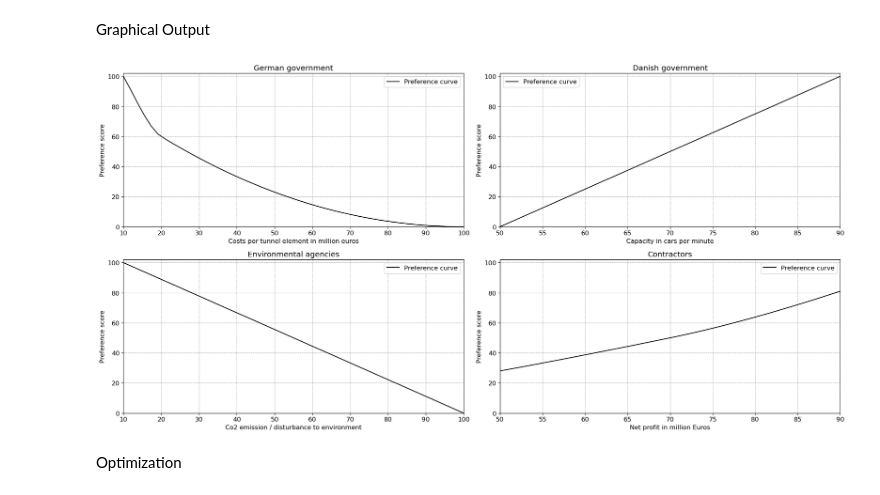
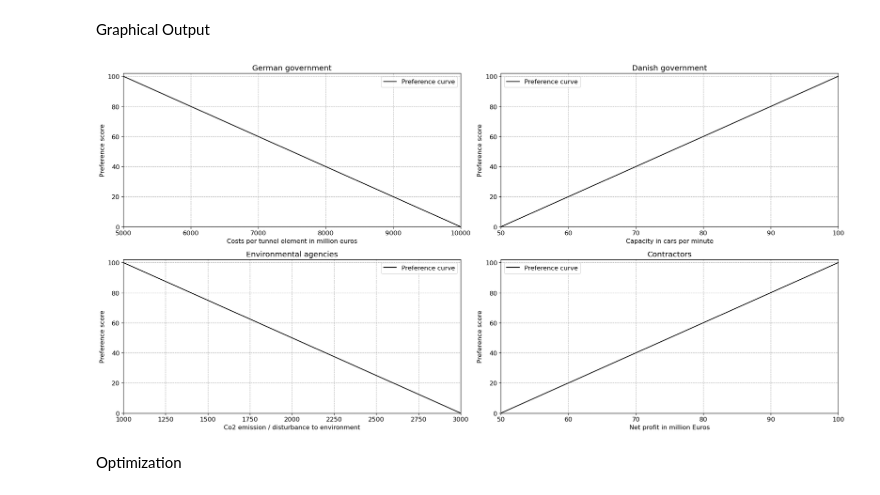
Before and after one commit to bram-eng/HOS_group_7, a Jupyter notebook: Systems Design, Preferendus/SOI_Femerhnbelt_2_4.ipynb, the cells around one changed output. Drawn from its saved outputs; the diff is of its cells as text; code cells hidden in the pictures.

```diff
--- a/Systems Design, Preferendus/SOI_Femerhnbelt_2_4.ipynb
+++ b/Systems Design, Preferendus/SOI_Femerhnbelt_2_4.ipynb
@@ -134,16 +145,17 @@ bounds = [b1, b2]
 Graphical Output
 # %%
 # create arrays for plotting continuous preference curves
-c1 = np.linspace(10, 100)
-c2 = np.linspace(50, 90)
-c3 = np.linspace(10,100)
-c4 = np.linspace(10,100)
+c1 = np.linspace(5000, 10000)
+c2 = np.linspace(50, 100)
+c3 = np.linspace(1000,3000)
+c4 = np.linspace(50,100)
 
 # calculate the preference functions
-p1 = pchip_interpolate([10, 20, 100], [100, 60, 0], (c1))
-p2 = pchip_interpolate([50, 70, 90], [0, 50, 100], (c2))
-p3 = pchip_interpolate([10, 55, 100], [100, 50, 0], (c3))
-p4 = pchip_interpolate([10, 70, 100], [0, 50, 100], (c4))
+
+p1 = pchip_interpolate([5000, 7500, 10000], [100, 50, 0], (c1))
+p2 = pchip_interpolate([50, 75, 100], [0, 50, 100], (c2))
+p3 = pchip_interpolate([1000, 2000, 3000], [100, 50, 0], (c3))
+p4 = pchip_interpolate([50, 75, 100], [0, 50, 100], (c4))
 
 
 # create figure that plots all preference curves and the preference scores of the returned results of the GA
@@ -158,7 +170,7 @@ plt.rcParams['savefig.dpi'] = 300
 ax1 = fig.add_subplot(2, 2, 1)
 ax1.plot(c1, p1, label='Preference curve', color='black')
 
-ax1.set_xlim((10, 100))
+ax1.set_xlim((5000, 10000))
 ax1.set_ylim((0, 102))
 ax1.set_title('German government')
 ax1.set_xlabel('Costs per tunnel element in million euros')
@@ -169,7 +181,7 @@ ax1.grid(linestyle = '--')
 #fig = plt.figure()
 ax2 = fig.add_subplot(2, 2, 2)
 ax2.plot(c2, p2, label='Preference curve', color='black')
-ax2.set_xlim((50, 90))
+ax2.set_xlim((50, 100))
 ax2.set_ylim((0, 102))
 ax2.set_title('Danish government')
 ax2.set_xlabel('Capacity in cars per minute')
@@ -177,36 +189,36 @@ ax2.set_ylabel('Preference score')
 ax2.grid()
 ax2.legend()
 ax2.grid(linestyle = '--')
 
 ax3 = fig.add_subplot(2, 2, 3)
 ax3.plot(c3, p3, label='Preference curve', color='black')
-ax3.set_xlim((10, 100))
+ax3.set_xlim((1000, 3000))
 ax3.set_ylim((0, 102))
 ax3.set_title('Environmental agencies')
 ax3.set_xlabel('Co2 emission / disturbance to environment')
 ax3.set_ylabel('Preference score')
 ax3.grid()
 ax3.legend()
 ax3.grid(linestyle = '--')
 
 ax4 = fig.add_subplot(2, 2, 4)
 ax4.plot(c4, p4, label='Preference curve', color='black')
-ax4.set_xlim((50, 90))
+ax4.set_xlim((50, 100))
 ax4.set_ylim((0, 102))
 ax4.set_title('Contractors')
 ax4.set_xlabel('Net profit in million Euros')
 ax4.set_ylabel('Preference score')
 ax4.grid()
 ax4.legend()
 ax4.grid(linestyle = '--')
 
 ax1.legend()
 ax2.legend()
 ax3.legend()
 ax4.legend()
 fig.tight_layout()
 # %% [output]
-[figure, old version]
+[figure, new version]
 # %% [markdown]
 Optimization
 # %% [markdown]
```
Also changed, not shown: parts of 4 cells of this notebook, 2 other files.
